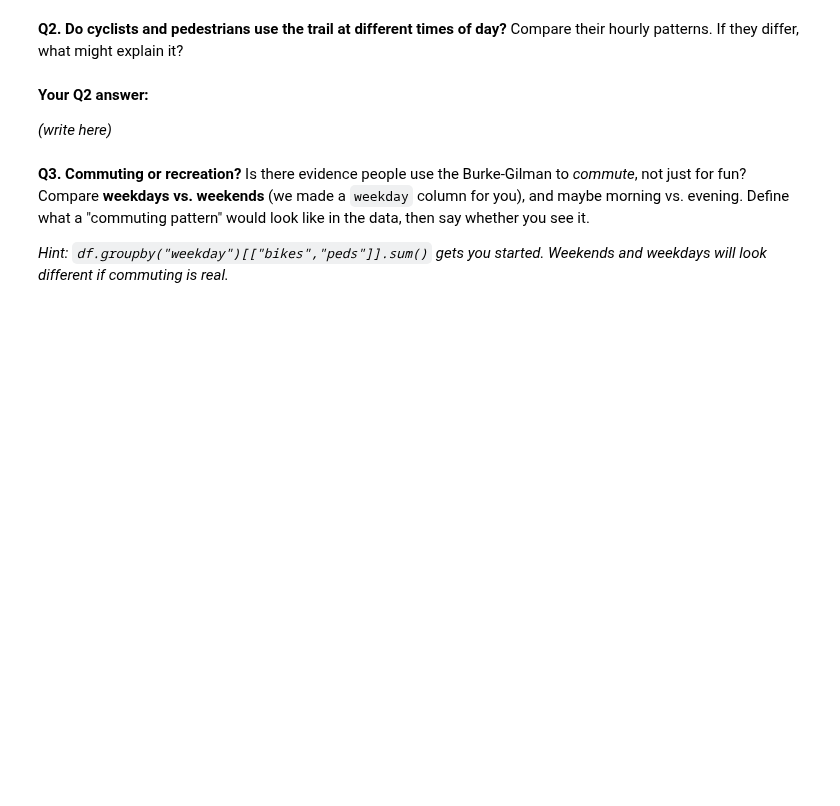
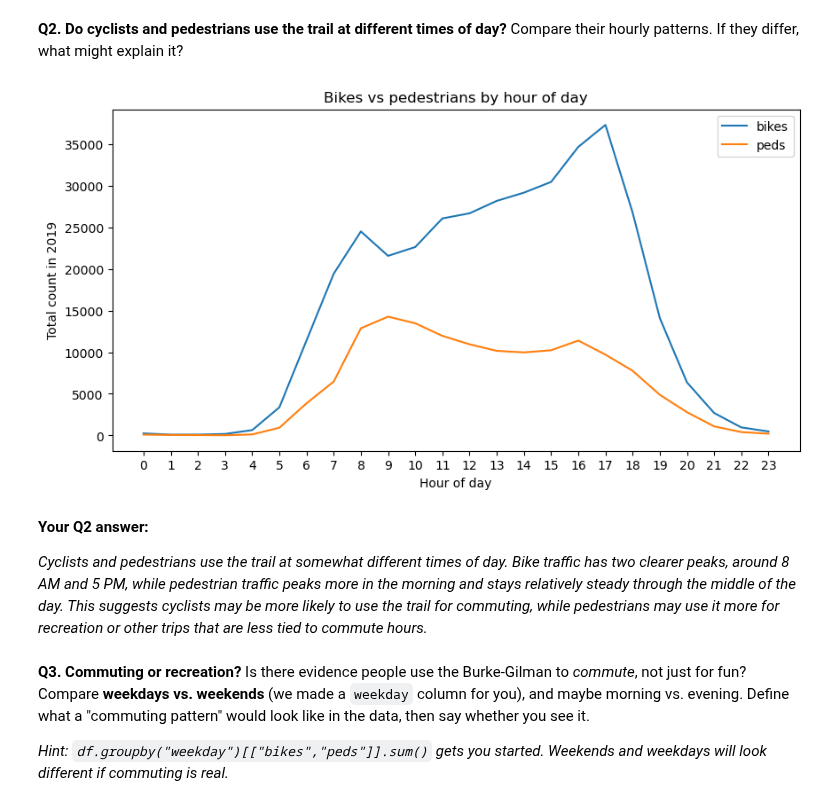
Before and after one commit to lainiehendricks/hcde-410, a Jupyter notebook: A1/A1.ipynb, the cells around one changed output. Cells and saved outputs as stored; diff of their text form; code cells hidden in the pictures; blank space fills up the shorter version.

```diff
--- a/A1/A1.ipynb
+++ b/A1/A1.ipynb
@@ -109,11 +172,20 @@ Decide what *busy* means to you first — a single hour? a stretch of the day? b
 **Q2. Do cyclists and pedestrians use the trail at different times of day?**
 Compare their hourly patterns. If they differ, what might explain it?
 # %%
-# Your code for Q2
+q2_by_hour = df.groupby("hour")[["bikes", "peds"]].sum()
+
+q2_by_hour.plot(figsize=(10, 5))
+plt.title("Bikes vs pedestrians by hour of day")
+plt.xlabel("Hour of day")
+plt.ylabel("Total count in 2019")
+plt.xticks(range(0, 24))
+plt.show()
+# %% [output]
+[figure, added]
 # %% [markdown]
 **Your Q2 answer:**
 
-*(write here)*
+*Cyclists and pedestrians use the trail at somewhat different times of day. Bike traffic has two clearer peaks, around 8 AM and 5 PM, while pedestrian traffic peaks more in the morning and stays relatively steady through the middle of the day. This suggests cyclists may be more likely to use the trail for commuting, while pedestrians may use it more for recreation or other trips that are less tied to commute hours.*
 # %% [markdown]
 **Q3. Commuting or recreation?**
 Is there evidence people use the Burke-Gilman to *commute*, not just for fun? Compare **weekdays vs. weekends** (we made a `weekday` column for you), and maybe morning vs. evening. Define what a "commuting pattern" would look like in the data, then say whether you see it.
```
Also changed, not shown: parts of 13 cells of this notebook, 1 other file.
